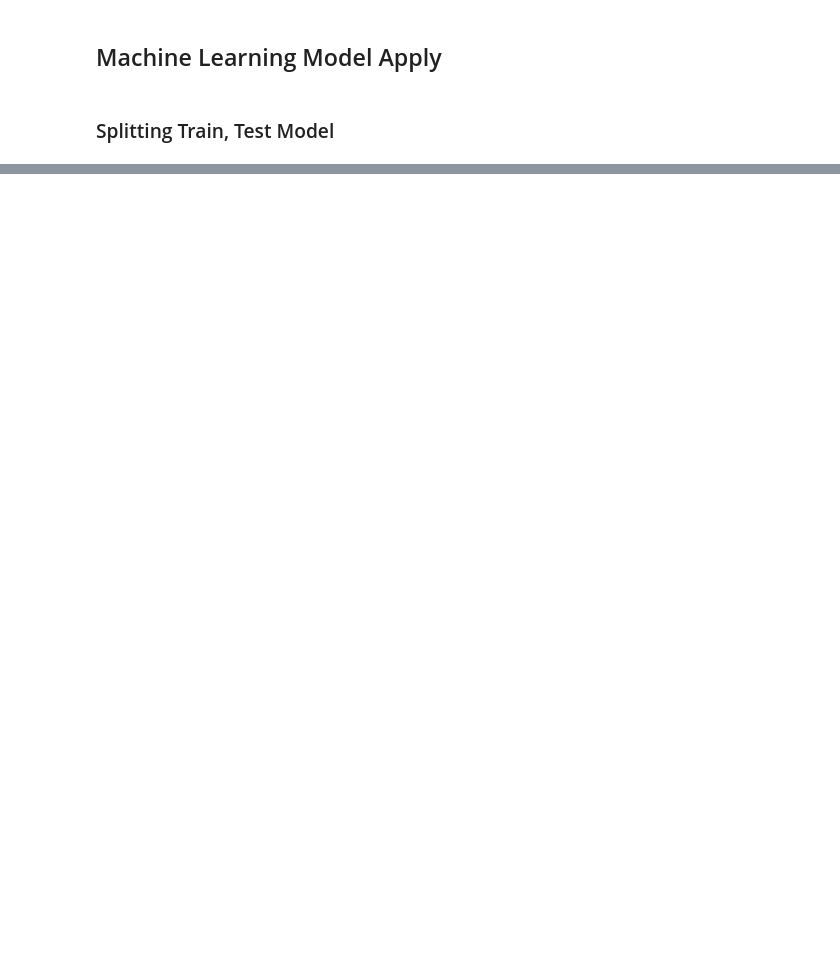
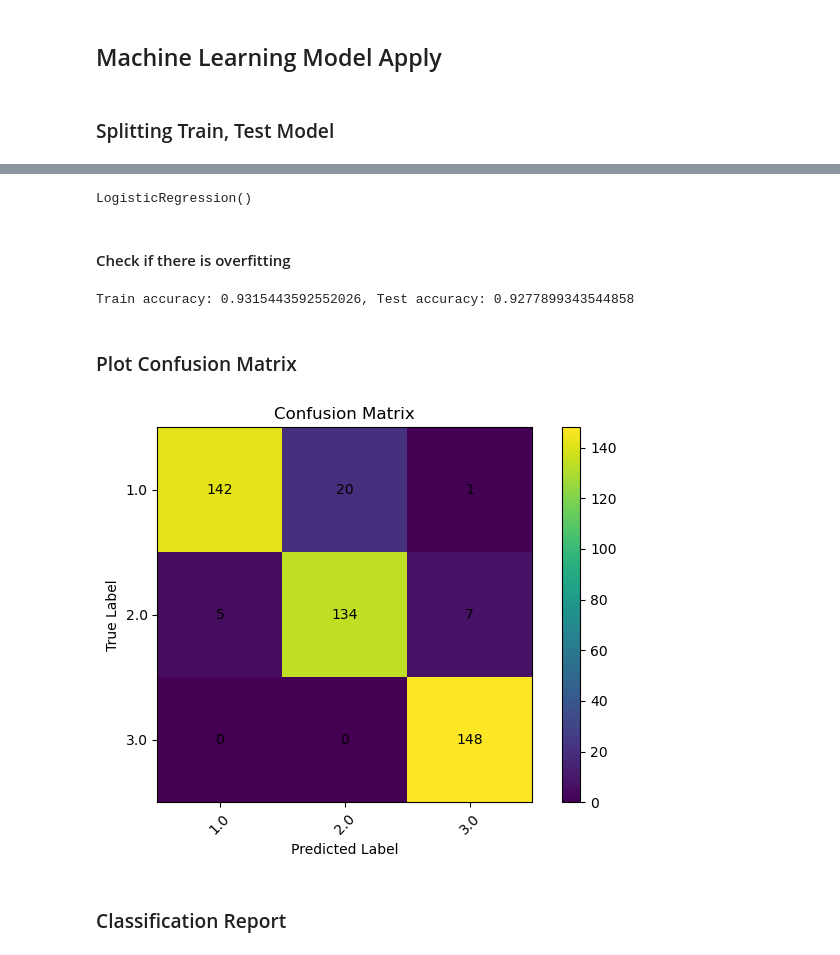
Before and after one commit to kawsaruddinpatoary/Python-MachineLearning, a Jupyter notebook: Projects/Fetal-Health/fetal_health_classification.ipynb, the cells around one changed output, grey strips where cells are left out. Saved outputs shown, nothing was run; the diff lists cells and outputs as text; code cells hidden in the pictures; blank space fills up the shorter version.

Commit message:
Model evaluation using various metrics

```diff
--- a/Projects/Fetal-Health/fetal_health_classification.ipynb
+++ b/Projects/Fetal-Health/fetal_health_classification.ipynb
@@ -245,0 +215,54 @@ RandomForestClassifier(criterion='entropy', n_estimators=50)
+# %%
+from sklearn.linear_model import LogisticRegression
+logisticModel = LogisticRegression()
+# %%
+logisticModel.fit(x_train, y_train)
+# %% [output]
+LogisticRegression()
+# %%
+y_pred = logisticModel.predict(x_test)
+# %% [markdown]
+#### Check if there is overfitting
+# %%
+train_score1 = logisticModel.score(x_train, y_train)
+test_score1 = logisticModel.score(x_test, y_test)
+print("Train accuracy: " + str(train_score1) + ", Test accuracy: " + str(test_score1))
+# %% [output]
+Train accuracy: 0.9315443592552026, Test accuracy: 0.9277899343544858
+# %% [markdown]
+### Plot Confusion Matrix
+# %%
+# A function to generate and visualize confusion metrics
+from sklearn.metrics import confusion_matrix
+
+def plot_confusion_matrix(y_true, y_pred, class_names):
+    """
+    y_true      : true labels
+    y_pred      : predicted labels
+    class_names : list of class names
+    """
+
+    cm = confusion_matrix(y_true, y_pred)
+
+    plt.figure()
+    plt.imshow(cm)
+    plt.title("Confusion Matrix")
+    plt.xlabel("Predicted Label")
+    plt.ylabel("True Label")
+    plt.xticks(range(len(class_names)), class_names, rotation=45)
+    plt.yticks(range(len(class_names)), class_names)
+
+    # Add values inside cells
+    for i in range(cm.shape[0]):
+        for j in range(cm.shape[1]):
+            plt.text(j, i, cm[i, j], ha="center", va="center")
+
+    plt.colorbar()
+    plt.tight_layout()
+    plt.show()
+# %%
+plot_confusion_matrix(y_test, y_pred, class_names)
+# %% [output]
+[figure, added]
+# %% [markdown]
+### Classification Report
```
Also changed, not shown: parts of 104 cells of this notebook, 1 other file.
